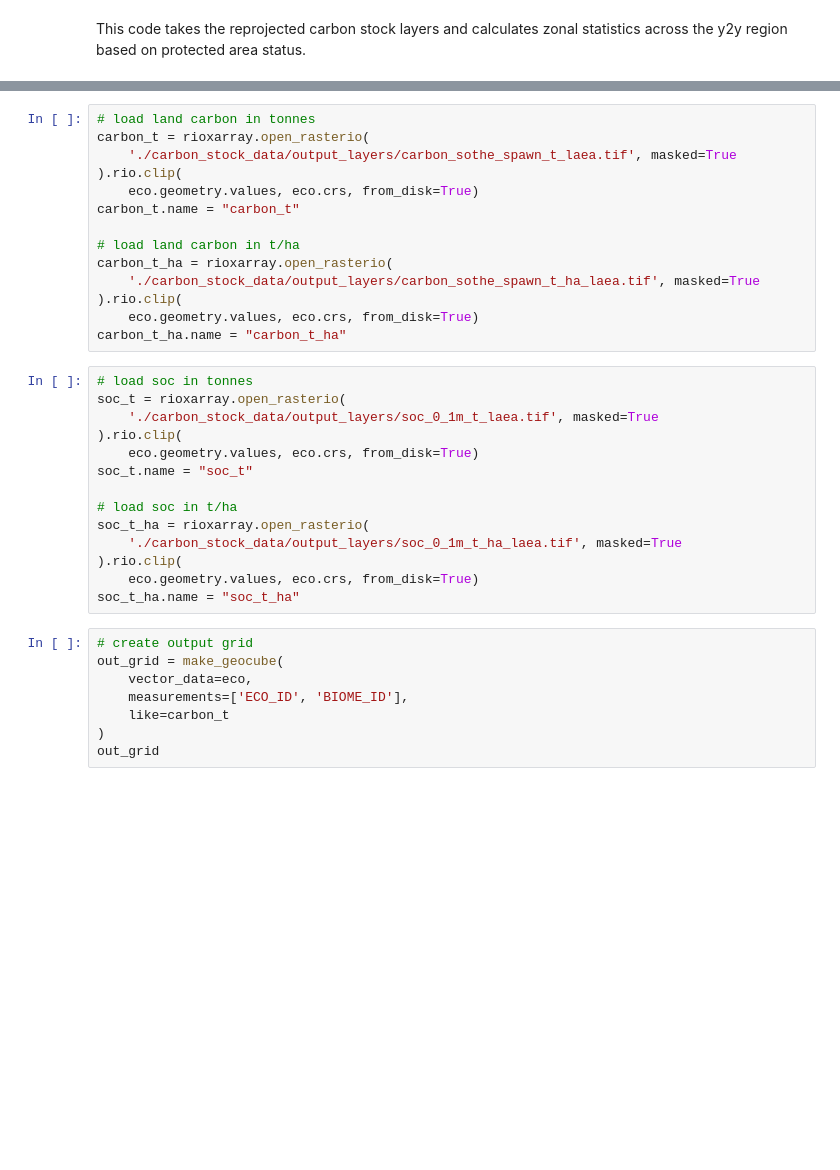
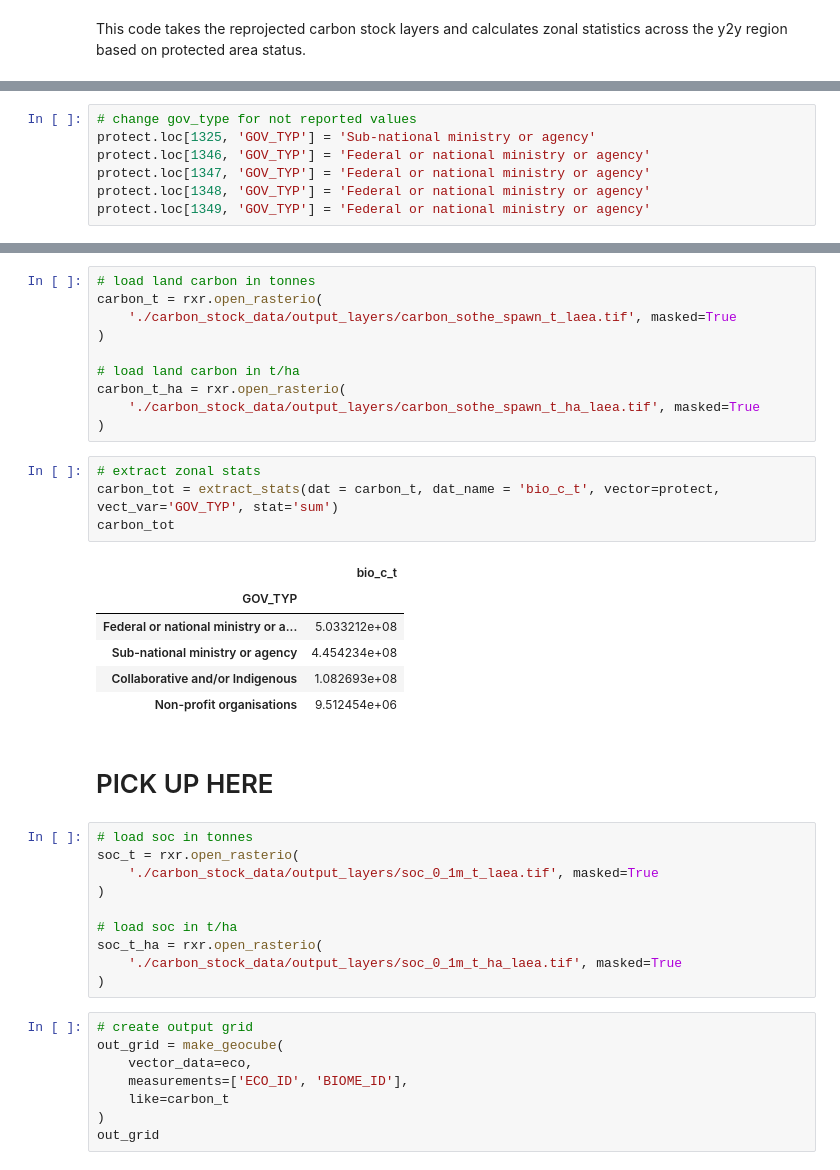
Before and after one commit to bermane/y2y-carbon, a Jupyter notebook: calculate_carbon_stock_zonal_stats_protected_areas.ipynb, the cells around one changed output, grey strips where cells are left out. Drawn from its saved outputs; the diff is of its cells as text; blank space fills up the shorter version.

Commit message:
function for zonal stats

```diff
--- a/calculate_carbon_stock_zonal_stats_protected_areas.ipynb
+++ b/calculate_carbon_stock_zonal_stats_protected_areas.ipynb
@@ -139,0 +168,7 @@ eco
+# %%
+# change gov_type for not reported values
+protect.loc[1325, 'GOV_TYP'] = 'Sub-national ministry or agency'
+protect.loc[1346, 'GOV_TYP'] = 'Federal or national ministry or agency'
+protect.loc[1347, 'GOV_TYP'] = 'Federal or national ministry or agency'
+protect.loc[1348, 'GOV_TYP'] = 'Federal or national ministry or agency'
+protect.loc[1349, 'GOV_TYP'] = 'Federal or national ministry or agency'
@@ -140,31 +231,36 @@ eco
 # %%
 # load land carbon in tonnes
-carbon_t = rioxarray.open_rasterio(
+carbon_t = rxr.open_rasterio(
     './carbon_stock_data/output_layers/carbon_sothe_spawn_t_laea.tif', masked=True
-).rio.clip(
-    eco.geometry.values, eco.crs, from_disk=True)
-carbon_t.name = "carbon_t"
+)
 
 # load land carbon in t/ha
-carbon_t_ha = rioxarray.open_rasterio(
+carbon_t_ha = rxr.open_rasterio(
     './carbon_stock_data/output_layers/carbon_sothe_spawn_t_ha_laea.tif', masked=True
-).rio.clip(
-    eco.geometry.values, eco.crs, from_disk=True)
-carbon_t_ha.name = "carbon_t_ha"
+)
+# %%
+# extract zonal stats
+carbon_tot = extract_stats(dat = carbon_t, dat_name = 'bio_c_t', vector=protect, vect_var='GOV_TYP', stat='sum')
+carbon_tot
+# %% [output]
+|  | bio_c_t |
+| GOV_TYP |  |
+| Federal or national ministry or a... | 5.033212e+08 |
+| Sub-national ministry or agency | 4.454234e+08 |
+| Collaborative and/or Indigenous | 1.082693e+08 |
+| Non-profit organisations | 9.512454e+06 |
+# %% [markdown]
+# PICK UP HERE
 # %%
 # load soc in tonnes
-soc_t = rioxarray.open_rasterio(
+soc_t = rxr.open_rasterio(
     './carbon_stock_data/output_layers/soc_0_1m_t_laea.tif', masked=True
-).rio.clip(
-    eco.geometry.values, eco.crs, from_disk=True)
-soc_t.name = "soc_t"
+)
 
 # load soc in t/ha
-soc_t_ha = rioxarray.open_rasterio(
+soc_t_ha = rxr.open_rasterio(
     './carbon_stock_data/output_layers/soc_0_1m_t_ha_laea.tif', masked=True
-).rio.clip(
-    eco.geometry.values, eco.crs, from_disk=True)
-soc_t_ha.name = "soc_t_ha"
+)
 # %%
 # create output grid
 out_grid = make_geocube(
```
Also changed, not shown: parts of 25 cells of this notebook, 1 other file.
